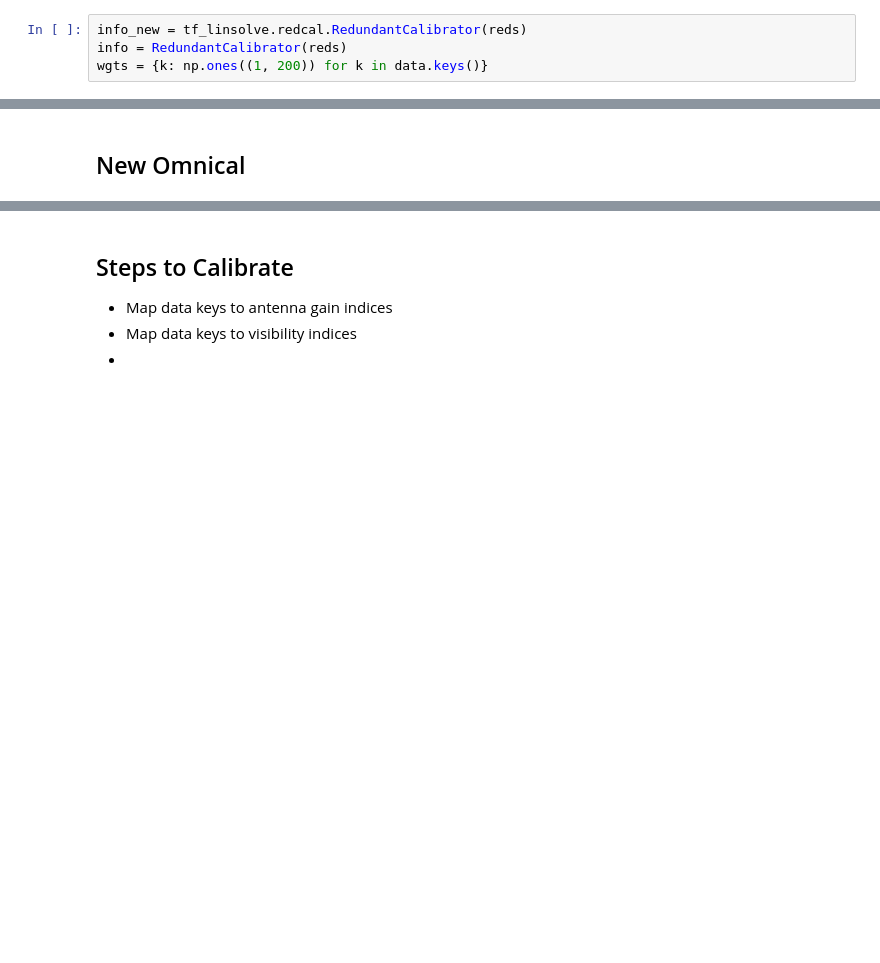
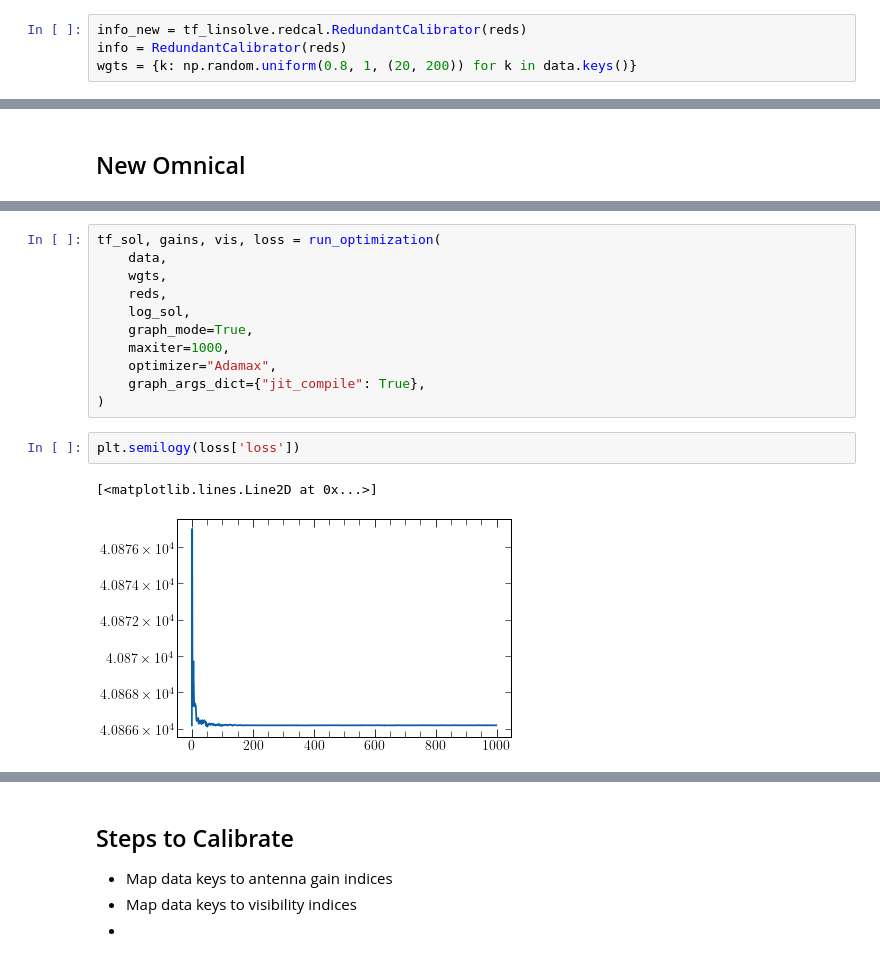
Before and after one commit to tyler-a-cox/linsolve, a Jupyter notebook: tf_linsolve_workspace-Copy1.ipynb, the cells around one changed output, grey strips where cells are left out. Cells and saved outputs as stored; diff of their text form; blank space fills up the shorter version.

```diff
--- a/tf_linsolve_workspace-Copy1.ipynb
+++ b/tf_linsolve_workspace-Copy1.ipynb
@@ -89,7 +97,7 @@ Opening SnakeViz in a new tab...
 # %%
 info_new = tf_linsolve.redcal.RedundantCalibrator(reds)
 info = RedundantCalibrator(reds)
-wgts = {k: np.ones((1, 200)) for k in data.keys()}
+wgts = {k: np.random.uniform(0.8, 1, (20, 200)) for k in data.keys()}
 # %%
 def newrun(data, freqs, wgts):
     """
@@ -372,0 +403,16 @@ def run_optimization(data, reds, sol0, maxiter=1000, graph_mode=False, optimizer
+# %%
+tf_sol, gains, vis, loss = run_optimization(
+    data,
+    wgts,
+    reds,
+    log_sol,
+    graph_mode=True,
+    maxiter=1000,
+    optimizer="Adamax",
+    graph_args_dict={"jit_compile": True},
+)
+# %%
+plt.semilogy(loss['loss'])
+# %% [output]
+[<matplotlib.lines.Line2D at 0x...>]
+[figure, added]
```
Also changed, not shown: parts of 18 cells of this notebook, 5 other files.
